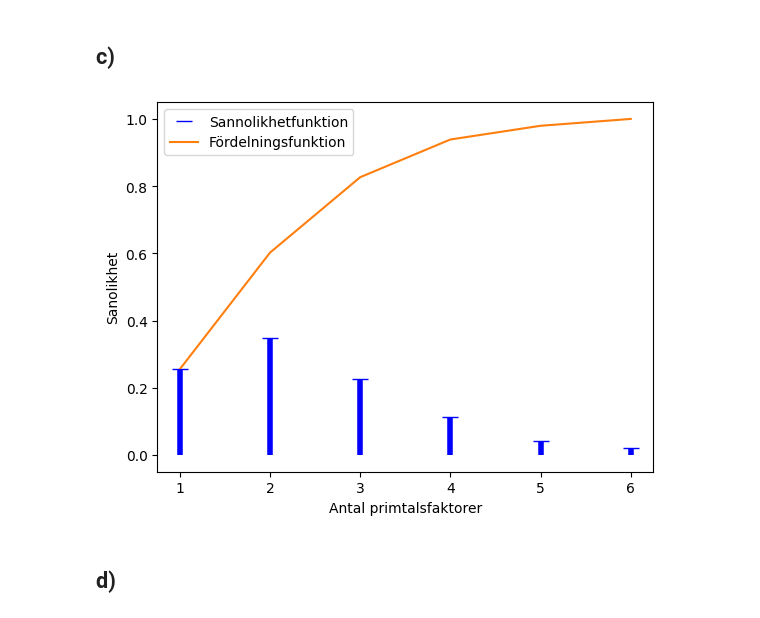
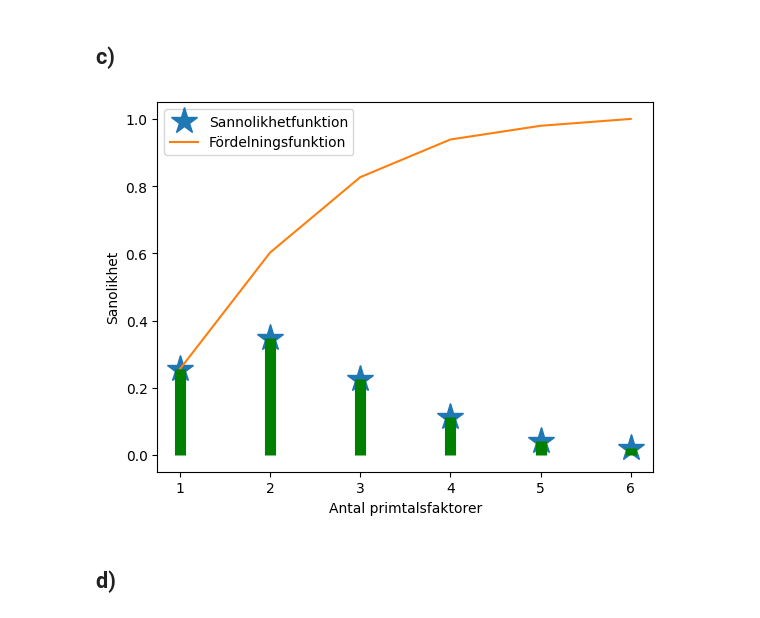
Before and after one commit to Hobbit0419/Uni_code, a Jupyter notebook: mat_stat/inlupp1/inlupp1.ipynb, the cells around one changed output. Cells and saved outputs as stored; diff of their text form; code cells hidden in the pictures.

```diff
--- a/mat_stat/inlupp1/inlupp1.ipynb
+++ b/mat_stat/inlupp1/inlupp1.ipynb
@@ -37,7 +37,7 @@ E(X) = 2.4
 # %% [markdown]
 ## b)
 # %%
-nr_events = {}
+nr_events: dict = {}
 prob = []
 
 for n in range(1, nr_prime_factors.max() + 1):
@@ -58,18 +58,18 @@ print(round(distr.mean(),2))
 # %% [markdown]
 ## c)
 # %%
-fig, ax = plt.subplots(1, 1)
+fig, ax= plt.subplots(1, 1)
 
-ax.plot(xk, distr.pmf(xk), '_', ms=12, mec='b', label='Sannolikhetfunktion')
+ax.plot(xk, distr.pmf(xk), '*', ms=20, label='Sannolikhetfunktion')
 ax.plot(xk, distr.cdf(xk), label='Fördelningsfunktion')
-ax.vlines(xk, 0, distr.pmf(xk), colors='b', lw=4)
+ax.vlines(xk, 0, distr.pmf(xk), colors='g', lw=8)
 ax.set_xlabel('Antal primtalsfaktorer')
 ax.set_ylabel('Sanolikhet')
 ax.legend()
 
 plt.show()
 # %% [output]
-[figure, old version]
+[figure, new version]
 # %% [markdown]
 ## d)
 # %%
```
Also changed, not shown: parts of 3 cells of this notebook, 24 other files.
